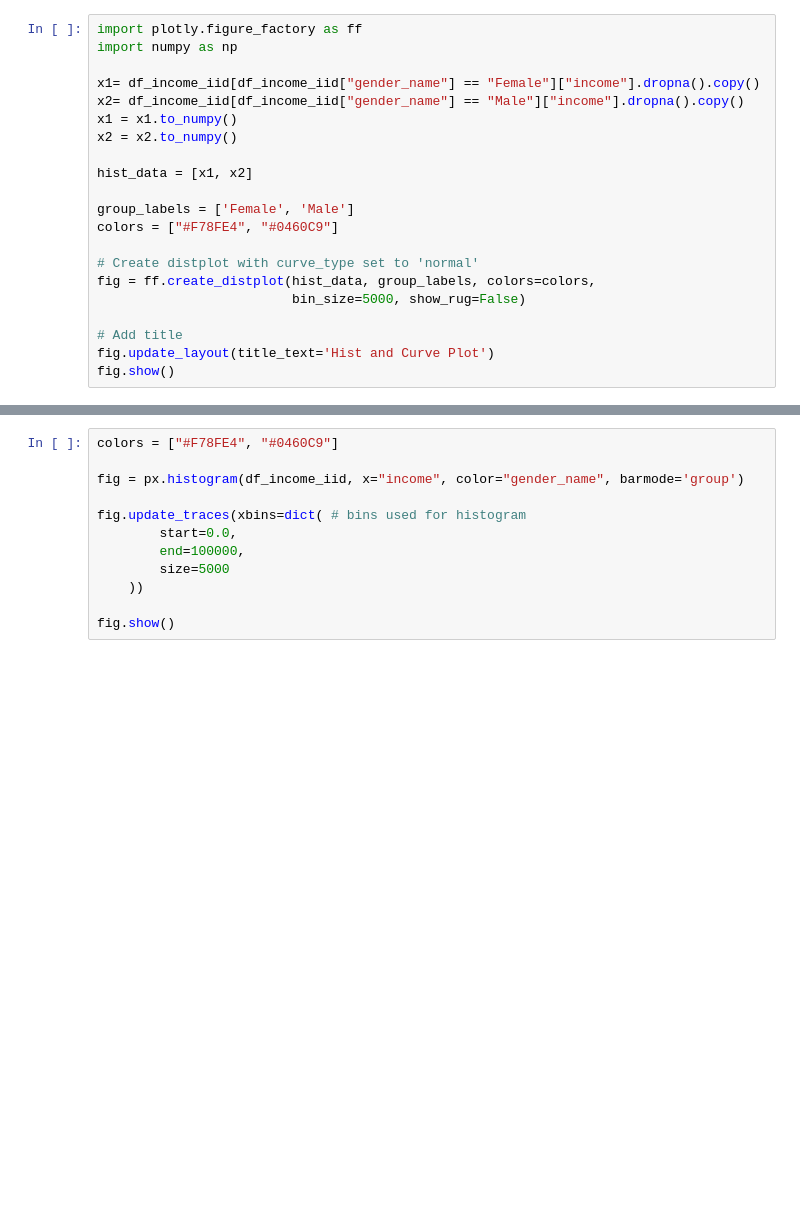
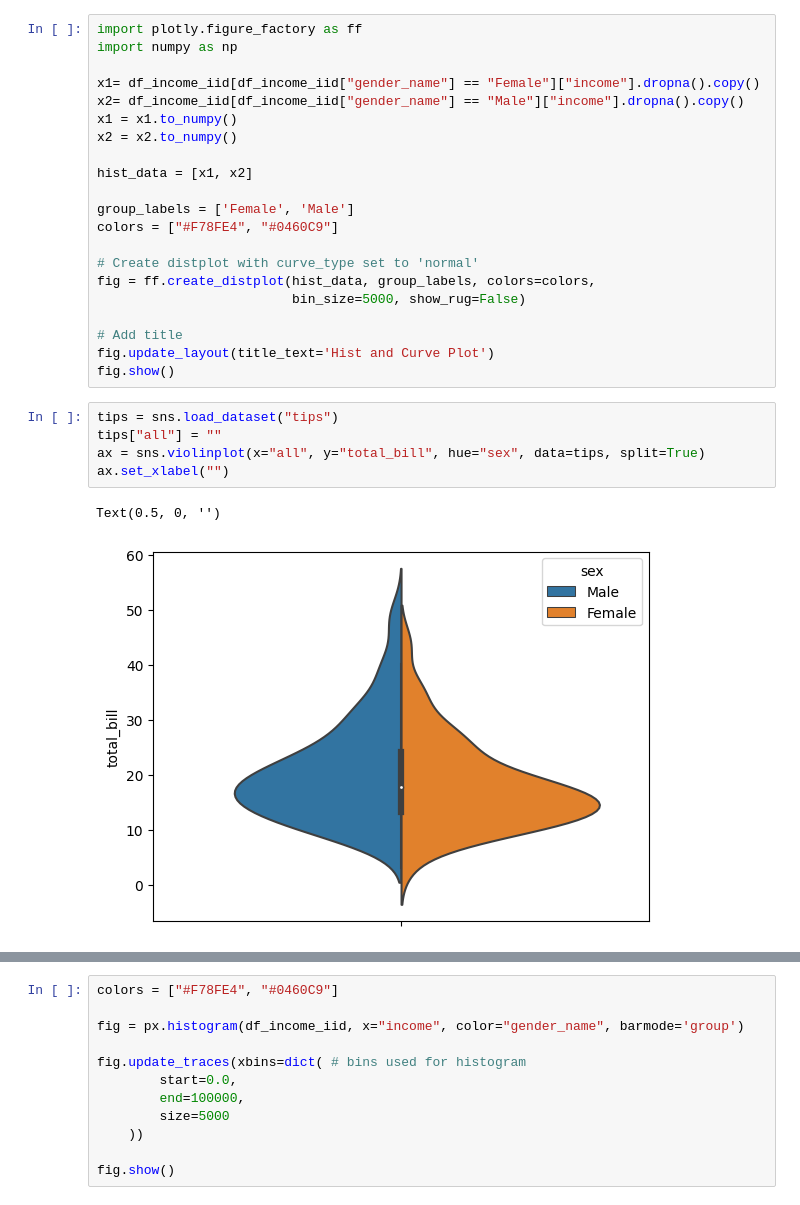
Before and after one commit to YuliyaSheichenka/Certification_Bloc_2, a Jupyter notebook: 01-Project_speed_dating_views_evolution.ipynb, the cells around one changed output, grey strips where cells are left out. Cells and saved outputs as stored; diff of their text form; blank space fills up the shorter version.

```diff
--- a/01-Project_speed_dating_views_evolution.ipynb
+++ b/01-Project_speed_dating_views_evolution.ipynb
@@ -1008,3 +1008,11 @@ fig = ff.create_distplot(hist_data, group_labels, colors=colors,
 # Add title
 fig.update_layout(title_text='Hist and Curve Plot')
 fig.show()
+# %%
+tips = sns.load_dataset("tips")
+tips["all"] = ""
+ax = sns.violinplot(x="all", y="total_bill", hue="sex", data=tips, split=True)
+ax.set_xlabel("")
+# %% [output]
+Text(0.5, 0, '')
+[figure, added]
```
Also changed, not shown: parts of 29 cells of this notebook.
